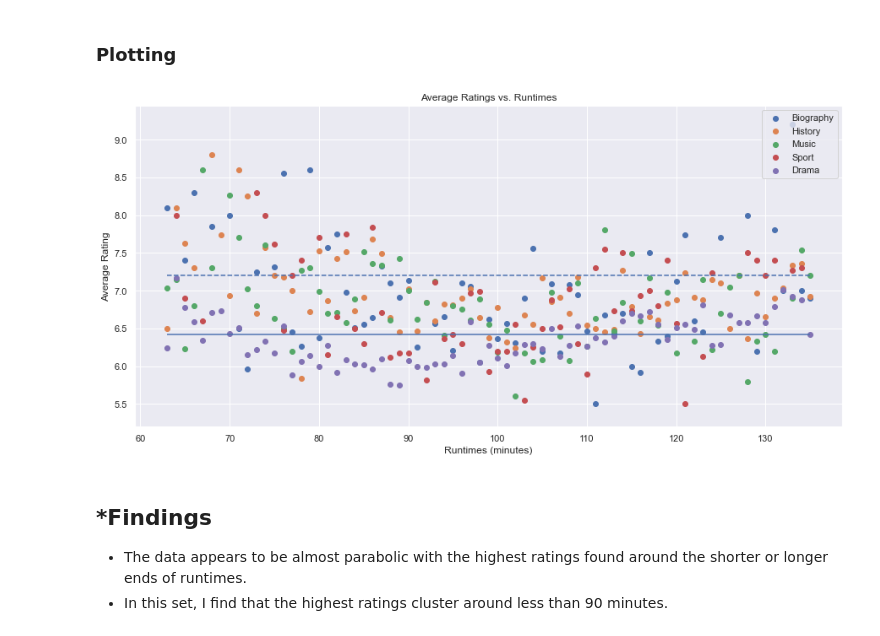
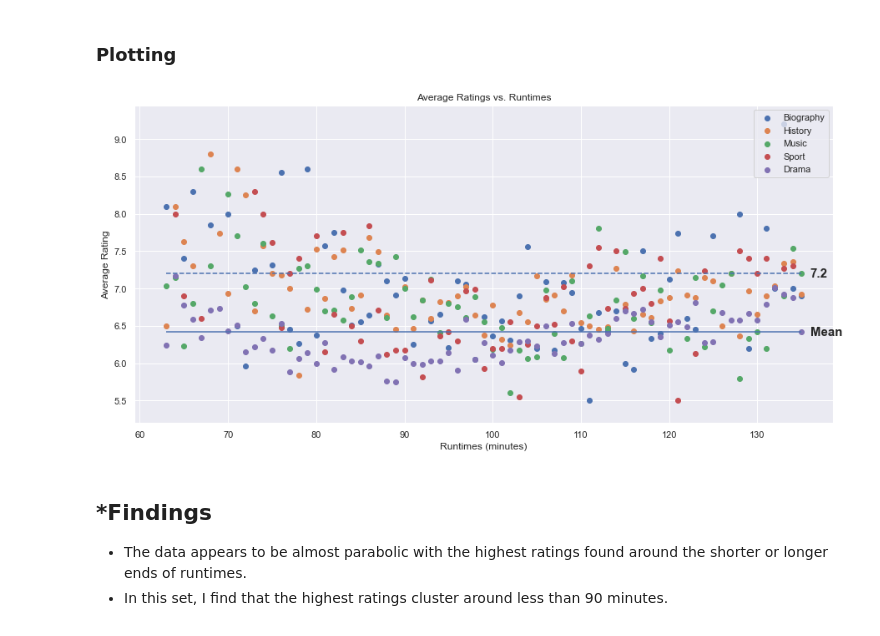
Before and after one commit to NelGen/NG-Msoft-Movie-Project, a Jupyter notebook: Film Cleaning and Analysis.ipynb, the cells around one changed output. Saved outputs shown, nothing was run; the diff lists cells and outputs as text; code cells hidden in the pictures.

```diff
--- a/Film Cleaning and Analysis.ipynb
+++ b/Film Cleaning and Analysis.ipynb
@@ -346,25 +346,27 @@ runtimes = runtime_df[['runtime_minutes','averagerating']].groupby('runtime_minu
 # %%
 # Overlapping scatter plots
 fig, ax1 = plt.subplots(figsize = (15,7))
 ax1.scatter(music_times.index,music_times['averagerating'])
 ax1.scatter(bio_times.index,bio_times['averagerating'])
 ax1.scatter(history_times.index,history_times['averagerating'])
 ax1.scatter(sport_times.index,sport_times['averagerating'])
 ax1.scatter(drama_times.index,drama_times['averagerating'])
 # Showing location of the mean data
 ax1.hlines(runtimes['averagerating'].mean(), runtimes.index.min(), runtimes.index.max());
 # Going a bit further to highlight high rating values
 ax1.hlines(7.2, runtimes.index.min(), runtimes.index.max(), linestyles="dashed");
 
 #labelling and sizing
 plt.title("Average Ratings vs. Runtimes")
 plt.xlabel("Runtimes (minutes)")
 plt.ylabel("Average Rating")
 plt.ylim(5.2)
 plt.legend(top_5_genres, loc = "upper right")
+plt.text(136,6.37,"Mean", fontsize=15, fontweight = "bold")
+plt.text(136,7.15,"7.2", fontsize=15, fontweight = "bold")
 plt.show()
 # %% [output]
-[figure, old version]
+[figure, new version]
 # %% [markdown]
 ## __*Findings__
 * The data appears to be almost parabolic with the highest ratings found around the shorter or longer ends of runtimes.
```
Also changed, not shown: parts of 4 cells of this notebook, 3 other files.
